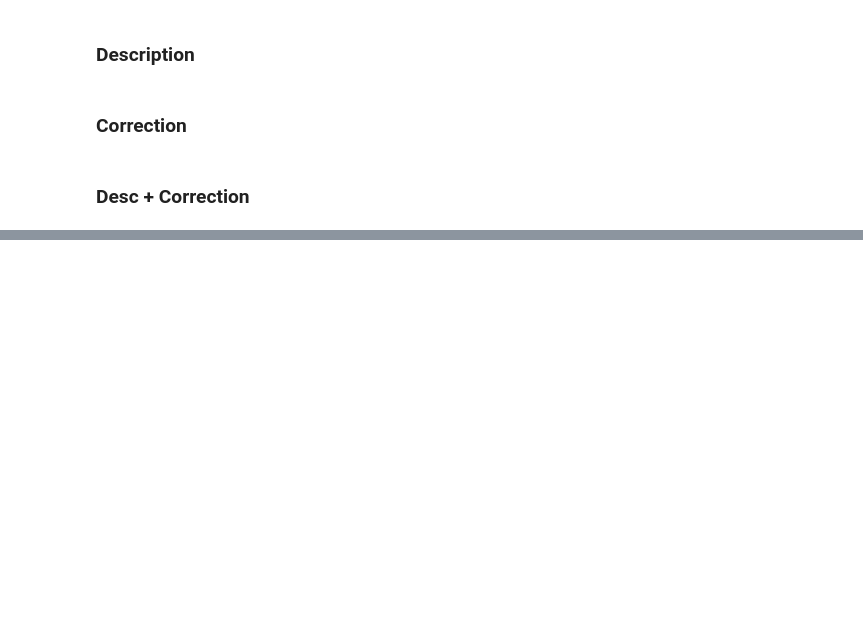
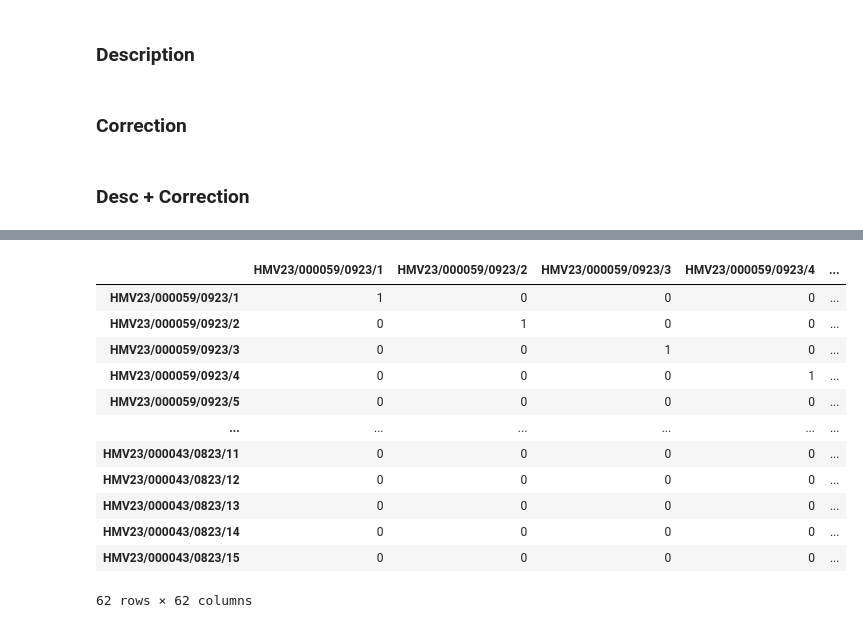
Before and after one commit to ranjithnrjk/gmr, a Jupyter notebook: flight_maintenance.ipynb, the cells around one changed output, grey strips where cells are left out. Saved outputs shown, nothing was run; the diff lists cells and outputs as text; code cells hidden in the pictures; blank space fills up the shorter version.

```diff
--- a/flight_maintenance.ipynb
+++ b/flight_maintenance.ipynb
@@ -448,0 +494,17 @@ cosine_sim_desc_correction_df.to_csv('./tfIdfSImMat/cos_sim_desc_correction.csv'
+# %%
+df = threshold_transform(df, threshold=0.5)
+df
+# %% [output]
+|  | HMV23/000059/0923/1 | HMV23/000059/0923/2 | HMV23/000059/0923/3 | HMV23/000059/0923/4 | ... |
+| HMV23/000059/0923/1 | 1 | 0 | 0 | 0 | ... |
+| HMV23/000059/0923/2 | 0 | 1 | 0 | 0 | ... |
+| HMV23/000059/0923/3 | 0 | 0 | 1 | 0 | ... |
+| HMV23/000059/0923/4 | 0 | 0 | 0 | 1 | ... |
+| HMV23/000059/0923/5 | 0 | 0 | 0 | 0 | ... |
+| ... | ... | ... | ... | ... | ... |
+| HMV23/000043/0823/11 | 0 | 0 | 0 | 0 | ... |
+| HMV23/000043/0823/12 | 0 | 0 | 0 | 0 | ... |
+| HMV23/000043/0823/13 | 0 | 0 | 0 | 0 | ... |
+| HMV23/000043/0823/14 | 0 | 0 | 0 | 0 | ... |
+| HMV23/000043/0823/15 | 0 | 0 | 0 | 0 | ... |
+62 rows × 62 columns
```
Also changed, not shown: parts of 37 cells of this notebook, 3 other files.
